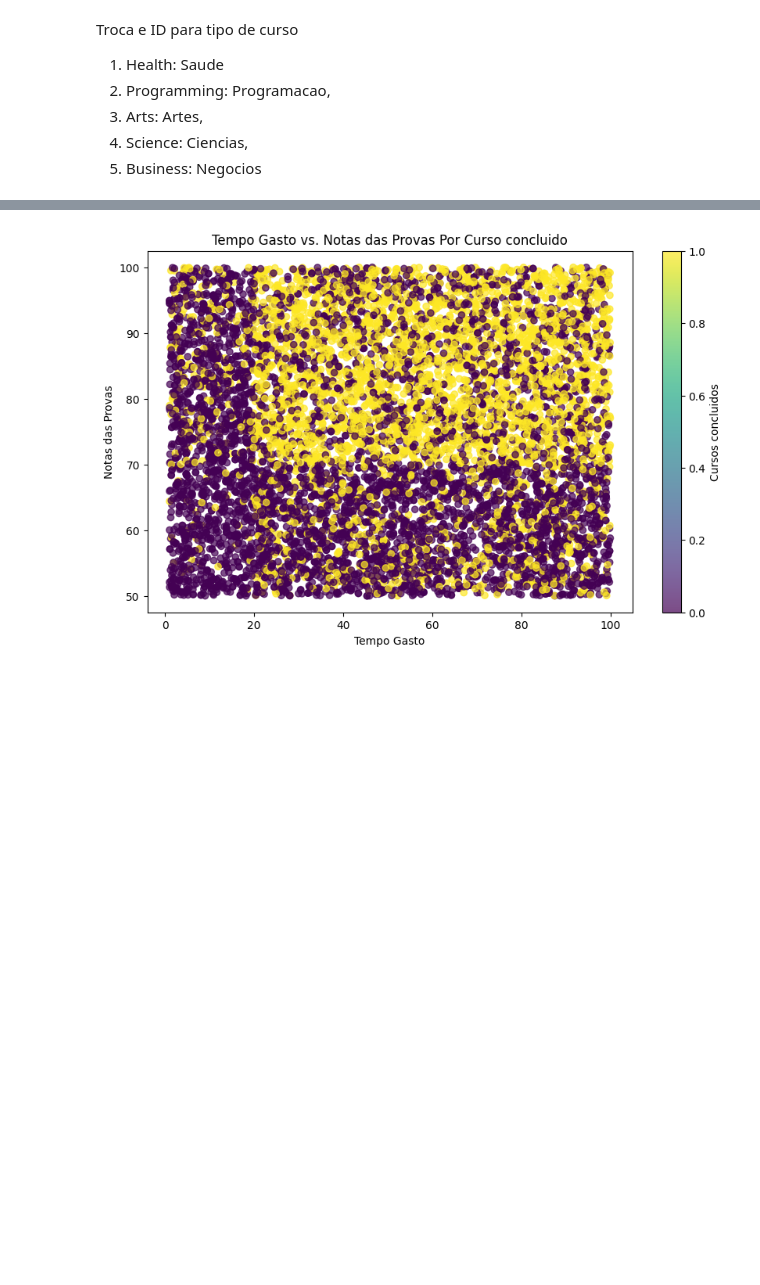
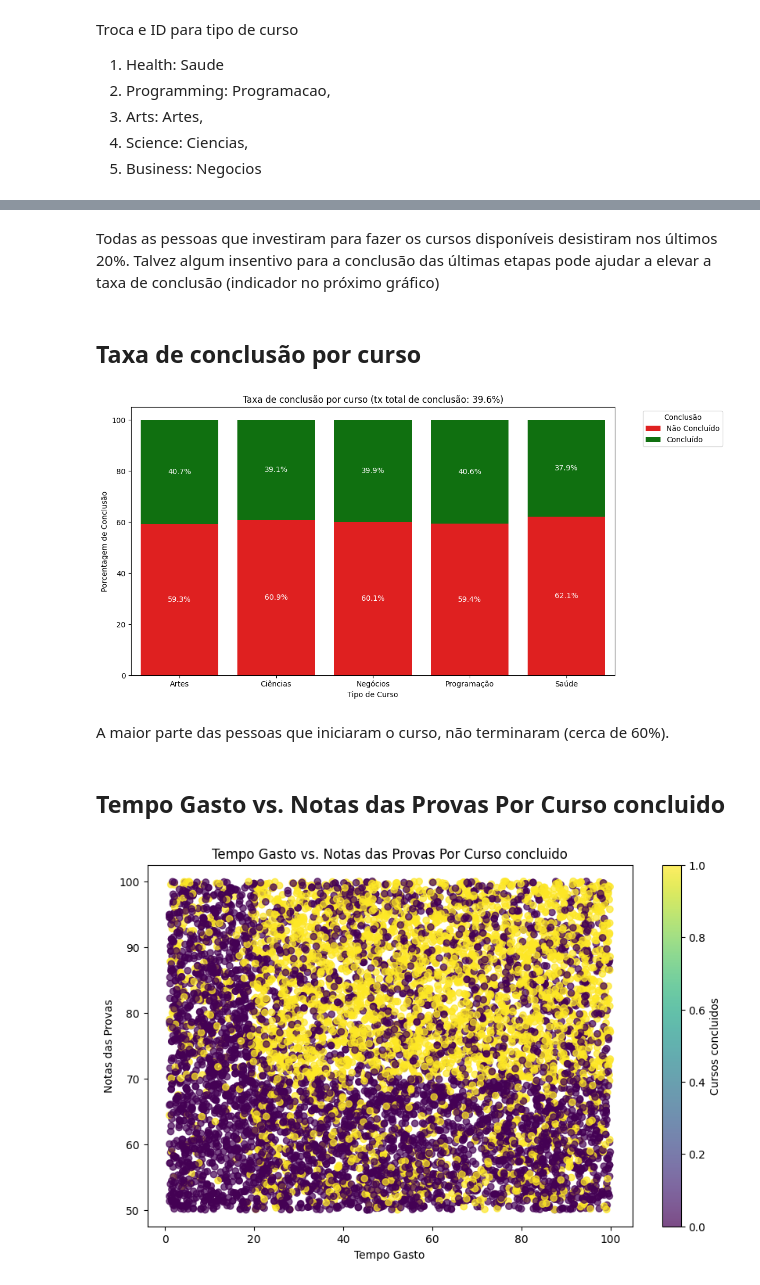
Before and after one commit to Bruno-csr/Predict_Online_Course_Engagement, a Jupyter notebook: Predict_Online_Course_Engagement.ipynb, the cells around one changed output, grey strips where cells are left out. Drawn from its saved outputs; the diff is of its cells as text; code cells hidden in the pictures; blank space fills up the shorter version.

```diff
--- a/Predict_Online_Course_Engagement.ipynb
+++ b/Predict_Online_Course_Engagement.ipynb
@@ -98 +173,50 @@ dados.head()
+# %% [markdown]
+Todas as pessoas que investiram para fazer os cursos disponíveis desistiram nos últimos 20%. Talvez algum insentivo para a conclusão das últimas etapas pode ajudar a elevar a taxa de conclusão (indicador no próximo gráfico)
+# %% [markdown]
+## Taxa de conclusão por curso
+# %%
+import matplotlib.pyplot as plt
+import seaborn as sns
+
+# Agrupa os dados por tipo de curso e calcula a contagem de concluídos e não concluídos
+curso_concluido_por_tipo = dtAnalises.groupby(['Tipo', 'Curso_concluido'])['Curso_concluido'].count().unstack()
+
+"""
+.unstack(): Transforma o objeto Series com índice hierárquico em um DataFrame.
+"""
+
+# Calcula as porcentagens
+total = curso_concluido_por_tipo.sum(axis=1)
+percentual = curso_concluido_por_tipo.div(total, axis=0) * 100
+
+# Cria o gráfico de barras empilhadas
+plt.figure(figsize=(12, 6))
+ax = sns.barplot(data=percentual.reset_index(), x='Tipo', y=0, color='red', label='Não Concluído')
+ax = sns.barplot(data=percentual.reset_index(), x='Tipo', y=1, bottom=percentual[0], color='green', label='Concluído')
+
+# Adiciona rótulos de dados
+for p in ax.patches:
+    width = p.get_width()
+    height = p.get_height()
+    x, y = p.get_xy()
+    ax.annotate(f'{height:.1f}%', (x + width/2, y + height/2), ha='center', va='center', color='white')
+
+# Calcula a porcentagem total de conclusão
+total_concluidos = dtAnalises['Curso_concluido'].sum()
+total_cursos = len(dtAnalises)
+porcentagem_total_conclusao = (total_concluidos / total_cursos) * 100
+
+# Adiciona a porcentagem total de conclusão ao título
+plt.title(f'Taxa de conclusão por curso (tx de conclusão total: {porcentagem_total_conclusao:.1f}%)')
+plt.xlabel('Tipo de Curso')
+plt.ylabel('Porcentagem de Conclusão')
+plt.legend(title='Conclusão', loc='upper left', bbox_to_anchor=(1.05, 1))
+plt.tight_layout()
+plt.show()
+# %% [output]
+[figure, added]
+# %% [markdown]
+A maior parte das pessoas que iniciaram o curso, não terminaram (cerca de 60%).
+# %% [markdown]
+## Tempo Gasto vs. Notas das Provas Por Curso concluido
 # %%
```
Also changed, not shown: parts of 11 cells of this notebook.
